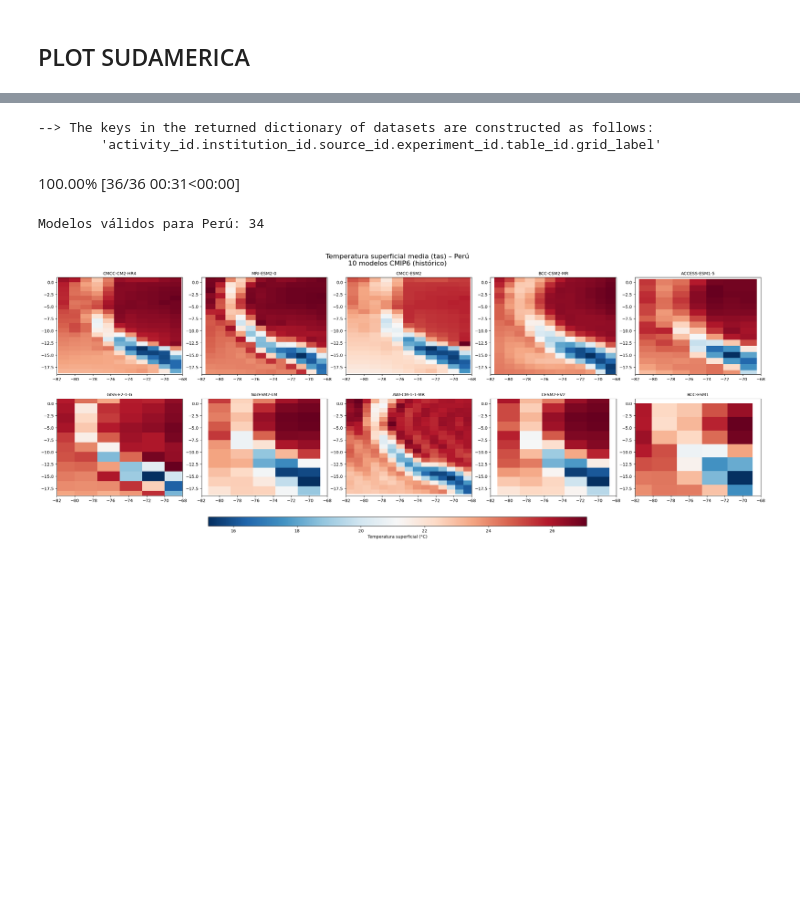
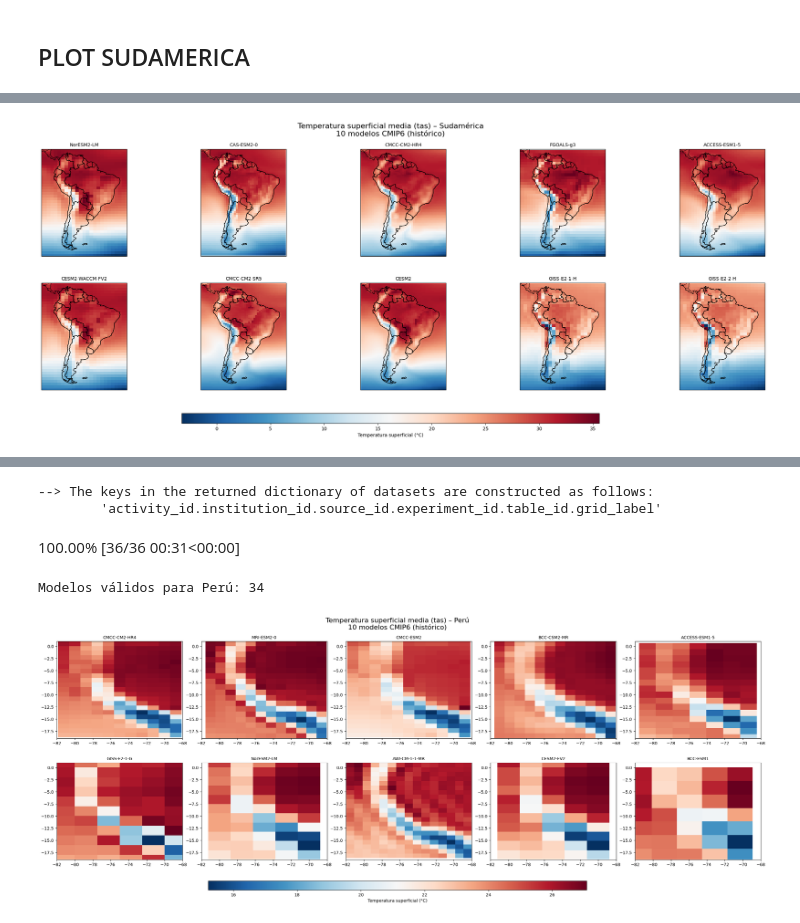
Before and after one commit to jotabruno/CLIMATE_CHANGE_CMIP6, a Jupyter notebook: 1GCM_CMIP6_VARIABLES_SUPERFICIE.ipynb, the cells around one changed output, grey strips where cells are left out. Drawn from its saved outputs; the diff is of its cells as text; code cells hidden in the pictures; blank space fills up the shorter version.

Commit message:
Actualizó 1GCM_CMIP6_VARIABLES_SUPERFICIE.ipynb

```diff
--- a/1GCM_CMIP6_VARIABLES_SUPERFICIE.ipynb
+++ b/1GCM_CMIP6_VARIABLES_SUPERFICIE.ipynb
@@ -256,0 +141,94 @@ Modelos válidos para Sudamérica: 34
+# %%
+# 3. Dominio Sudamérica
+# ==============================
+lon_min, lon_max = -90, -30
+lat_min, lat_max = -60, 15
+
+# ==============================
+# 6. Figura fija 2 × 5 (CON PROYECCIÓN)
+# ==============================
+proj = ccrs.PlateCarree()
+fig, axes = plt.subplots(
+    2, 5, figsize=(25, 10),
+    subplot_kw={"projection": proj}
+)
+axes = axes.flatten()
+
+# ==============================
+# Contorno SOLO Sudamérica (Natural Earth, sin shapefile manual)
+# ==============================
+sa_shp = shapereader.natural_earth(
+    resolution="110m",
+    category="cultural",
+    name="admin_0_countries"
+)
+sa_records = shapereader.Reader(sa_shp).records()
+sa_geoms = [r.geometry for r in sa_records if r.attributes.get("CONTINENT") == "South America"]
+
+im = None
+
+# ==============================
+# 7. Loop de mapas
+# ==============================
+for ax, (key, ds) in zip(axes, ds_dict_full.items()):
+
+    src = ds.attrs.get("source_id", "unknown")
+
+    tas = ds["tas"].squeeze().mean(dim="time", skipna=True) - 273.15
+
+    # convertir longitudes 0–360 → −180–180 si aplica
+    if tas.lon.max() > 180:
+        tas = tas.assign_coords(
+            lon=((tas.lon + 180) % 360) - 180
+        ).sortby("lon")
+
+    tas_sa = tas.sel(lon=slice(lon_min, lon_max), lat=slice(lat_min, lat_max))
+
+    # mapa
+    im = ax.pcolormesh(
+        tas_sa.lon, tas_sa.lat, tas_sa,
+        cmap="RdBu_r", shading="auto",
+        transform=proj
+    )
+
+    # EXTENT correcto en cartopy
+    ax.set_extent([lon_min, lon_max, lat_min, lat_max], crs=proj)
+
+    # contornos (elige lo que quieras):
+    ax.coastlines(resolution="110m", linewidth=0.8)
+    ax.add_feature(cfeature.BORDERS, linewidth=0.5)
+
+    # SOLO borde de Sudamérica (países del continente)
+    ax.add_geometries(sa_geoms, crs=proj, facecolor="none", edgecolor="black", linewidth=1.0)
+
+    ax.set_title(src, fontsize=10)
+
+# ==============================
+# 8. Layout
+# ==============================
+fig.subplots_adjust(
+    left=0.05, right=0.98, top=0.90, bottom=0.18,
+    wspace=0.15, hspace=0.25
+)
+
+# ==============================
+# 9. Barra de colores inferior
+# ==============================
+cax = fig.add_axes([0.25, 0.08, 0.5, 0.03])
+cbar = fig.colorbar(im, cax=cax, orientation="horizontal")
+cbar.set_label("Temperatura superficial (°C)")
+
+# ==============================
+# 10. Título
+# ==============================
+fig.suptitle(
+    "Temperatura superficial media (tas) – Sudamérica\n10 modelos CMIP6 (histórico)",
+    fontsize=16
+)
+
+out = "tas_Sudamerica_10modelos_CMIP6.png"
+fig.savefig(out, dpi=300, bbox_inches="tight", facecolor="white")
+
+plt.show()
+# %% [output]
+[figure, added]
```
Also changed, not shown: parts of 8 cells of this notebook.
